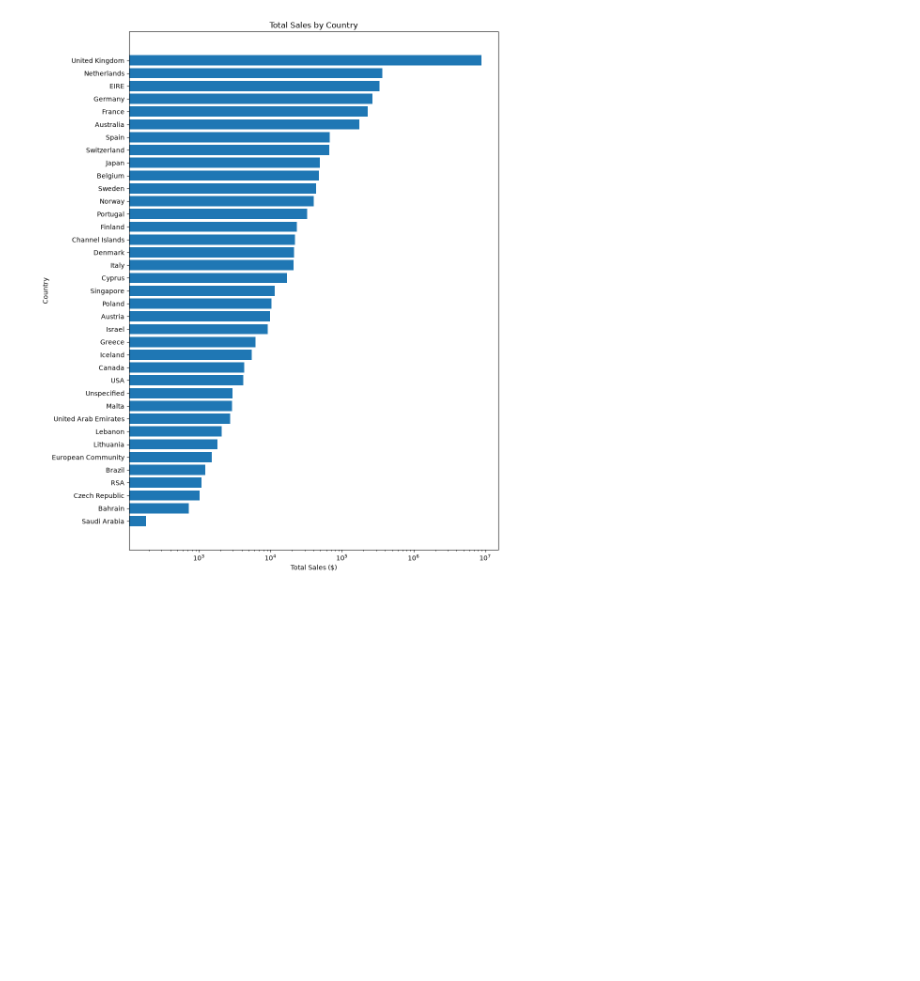
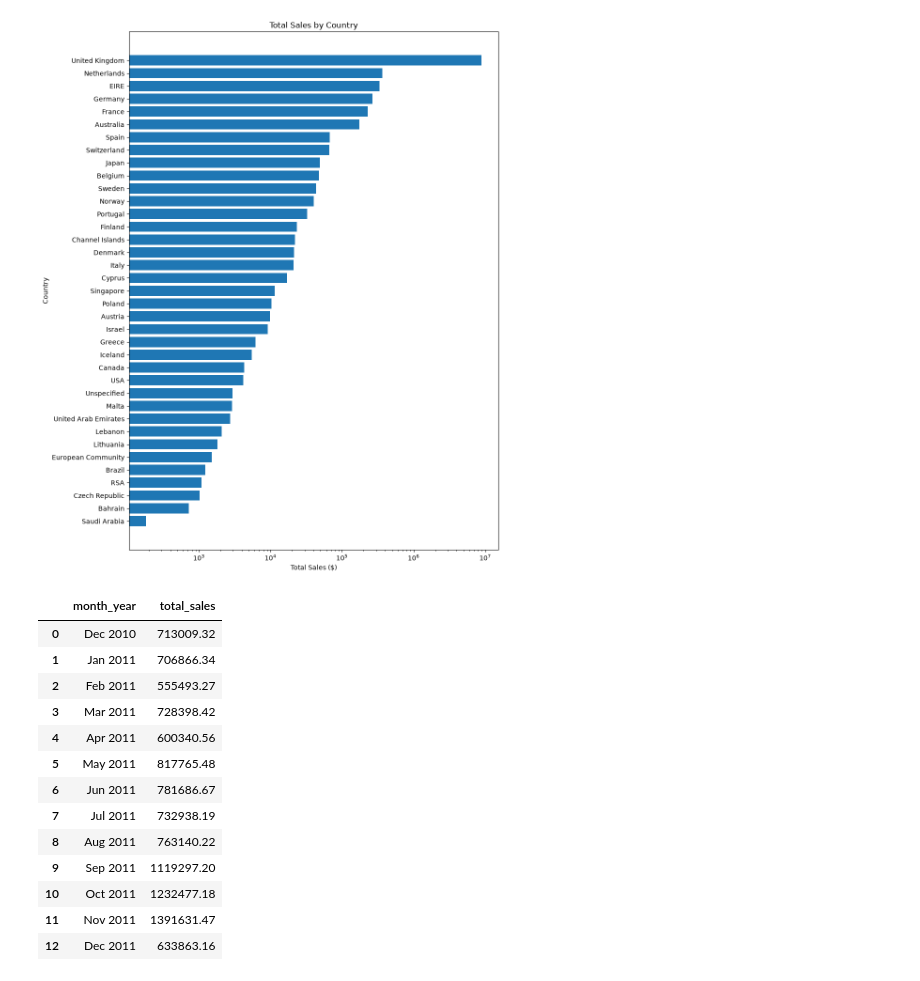
Before and after one commit to jugurthakacimi/databases-for-analytics, a Jupyter notebook: notebooks/project.ipynb, the cells around one changed output. Saved outputs shown, nothing was run; the diff lists cells and outputs as text; code cells hidden in the pictures; blank space fills up the shorter version.

```diff
--- a/notebooks/project.ipynb
+++ b/notebooks/project.ipynb
@@ -97,3 +97,35 @@ plt.tight_layout()
 plt.show()
 # %% [output]
 [figure]
+# %%
+query = """SELECT
+    TO_CHAR(sales.invoicedate::date, 'Mon YYYY') AS month_year,
+    ROUND(
+        SUM(sales.quantity * products.unitprice)::numeric,
+        2
+    ) AS total_sales
+FROM sales
+LEFT JOIN products
+    ON sales.productid = products.productid
+GROUP BY
+    DATE_TRUNC('month', sales.invoicedate::date),
+    TO_CHAR(sales.invoicedate::date, 'Mon YYYY')
+ORDER BY DATE_TRUNC('month', sales.invoicedate::date);
+"""
+monthlySales_df = pd.read_sql(query, engine)
+monthlySales_df
+# %% [output]
+|  | month_year | total_sales |
+| 0 | Dec 2010 | 713009.32 |
+| 1 | Jan 2011 | 706866.34 |
+| 2 | Feb 2011 | 555493.27 |
+| 3 | Mar 2011 | 728398.42 |
+| 4 | Apr 2011 | 600340.56 |
+| 5 | May 2011 | 817765.48 |
+| 6 | Jun 2011 | 781686.67 |
+| 7 | Jul 2011 | 732938.19 |
+| 8 | Aug 2011 | 763140.22 |
+| 9 | Sep 2011 | 1119297.20 |
+| 10 | Oct 2011 | 1232477.18 |
+| 11 | Nov 2011 | 1391631.47 |
+| 12 | Dec 2011 | 633863.16 |
```
Also changed, not shown: parts of 1 cell of this notebook.
